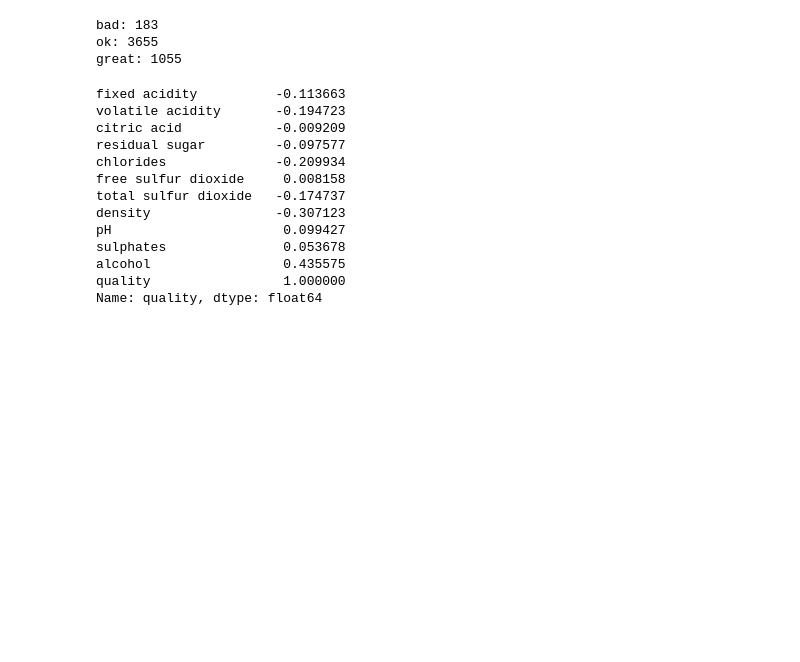
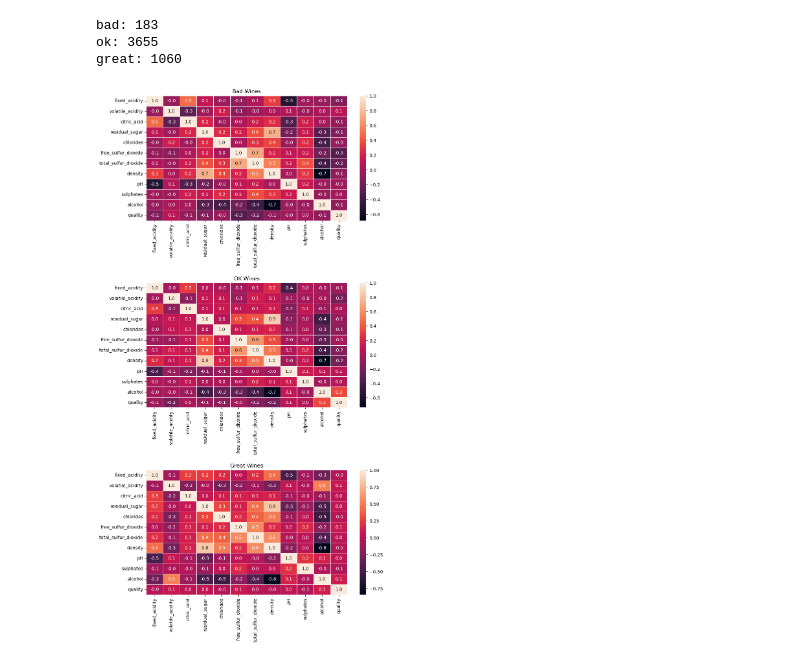
Before and after one commit to mgribov/msds-supervised-learning-final, a Jupyter notebook: Analyzing White Vinho Verde.ipynb, the cells around one changed output. Saved outputs shown, nothing was run; the diff lists cells and outputs as text; code cells hidden in the pictures; blank space fills up the shorter version.

```diff
--- a/Analyzing White Vinho Verde.ipynb
+++ b/Analyzing White Vinho Verde.ipynb
@@ -93,50 +164,48 @@ dtype: float64
 # %%
-# create new categorical column to simplify quality scoring
-# adding new column 'score' to be a label of 'bad', 'ok', 'great'.
+# since i was not able to build a good linear regression model,
+# i will instead attempt to build a classification model to predict the range of the scores
+
+# to do this, i will create a new categorical column to simplify quality scoring
+# i will add a new column 'score' to be a label of 'bad', 'ok', 'great'.
 # based on 'quality' column ranges:
 # bad: 3-4, ok: 5-6, great: 7-9
 labels = ['bad', 'ok', 'great']
-df['score'] = pd.cut(df['quality'], range(3, 10, 2), right=False, labels=labels)
+df['score'] = pd.cut(df['quality'], 3, right=False, labels=labels)
 # %%
 # there is a signigicant imbalance in "score" data,
 # majority of wines fall into "ok" category,
 # and "bad" category has the smallest number of samples
-print('bad:', df[df['score'] == 'bad'].count()['score'])
-print('ok:', df[df['score'] == 'ok'].count()['score'])
-print('great:', df[df['score'] == 'great'].count()['score'])
+bad = df[df['score'] == 'bad']
+ok = df[df['score'] == 'ok']
+great = df[df['score'] == 'great']
+
+print('bad:', bad.count()['score'])
+print('ok:', ok.count()['score'])
+print('great:', great.count()['score'])
 # %% [output]
 bad: 183
 ok: 3655
-great: 1055
+great: 1060
-# %%
-# because of the significant class imbalance,
-# first ill try to build a linear regression model to predict the raw 'quality' value
-
-# create training and testing datasets
-X_train, X_test = train_test_split(df, train_size=0.8, test_size=0.2)
-
-# i will use all the available factors to find best possible for a linear regression
-allowed_factors = ['fixed acidity', 'volatile acidity', 'citric acid', 'residual sugar',
-    'chlorides', 'free sulfur dioxide', 'total sulfur dioxide', 'density', 'pH', 'sulphates', 'alcohol']
-
-best = ['',0]
-for p in allowed_factors:
-    model  = smf.ols(formula='Density~'+p, data=X_train).fit()
-    print(p, model.rsquared)
-    if model.rsquared>best[1]:
-        best = [p, model.rsquared]
-print('best:',best)
-# %% [output]
-fixed acidity          -0.113663
-volatile acidity       -0.194723
-citric acid            -0.009209
-residual sugar         -0.097577
-chlorides              -0.209934
-free sulfur dioxide     0.008158
-total sulfur dioxide   -0.174737
-density                -0.307123
-pH                      0.099427
-sulphates               0.053678
-alcohol                 0.435575
-quality                 1.000000
-Name: quality, dtype: float64
+# %%
+# next, ill explore any possible differences in correlations
+# within the 3 score categories
+
+plt.rcParams["figure.figsize"] = [10, 20]
+plt.rcParams["figure.autolayout"] = False
+
+fig, (ax1, ax2, ax3) = plt.subplots(nrows=3)
+fig.subplots_adjust(hspace=0.5)
+
+ax1.set_title('Bad Wines')
+ax2.set_title('OK Wines')
+ax3.set_title('Great Wines')
+
+sns.heatmap(bad.corr(), ax=ax1, annot=True, fmt=".1f", linewidth=.5)
+sns.heatmap(ok.corr(), ax=ax2, annot=True, fmt=".1f", linewidth=.5)
+sns.heatmap(great.corr(), ax=ax3, annot=True, fmt=".1f", linewidth=.5)
+
+plt.show()
+
+# none of the score groups show a significant correlation between 'quality' and any of the other features
+# %% [output]
+[figure, added]
```
Also changed, not shown: parts of 18 cells of this notebook.
